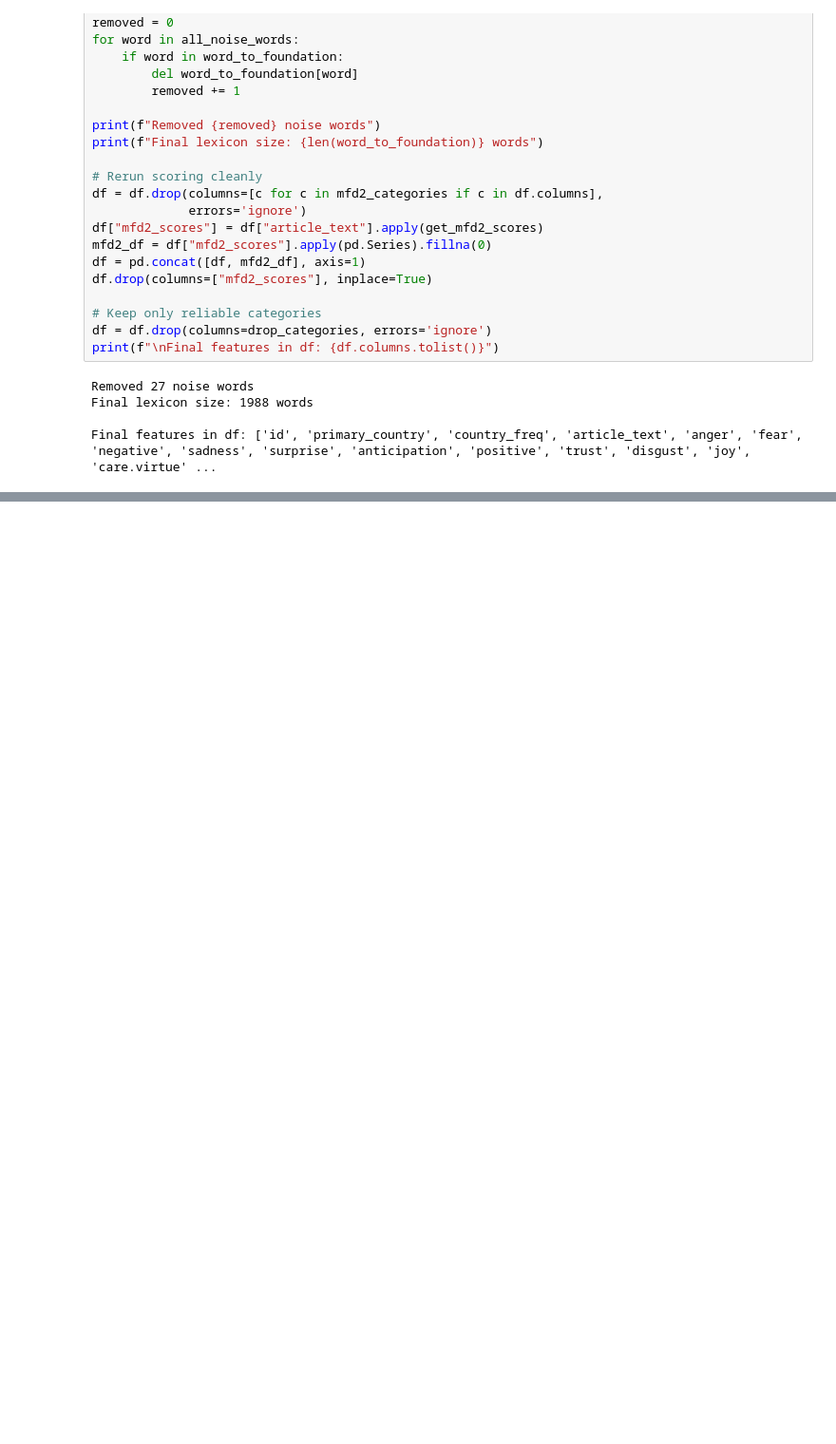
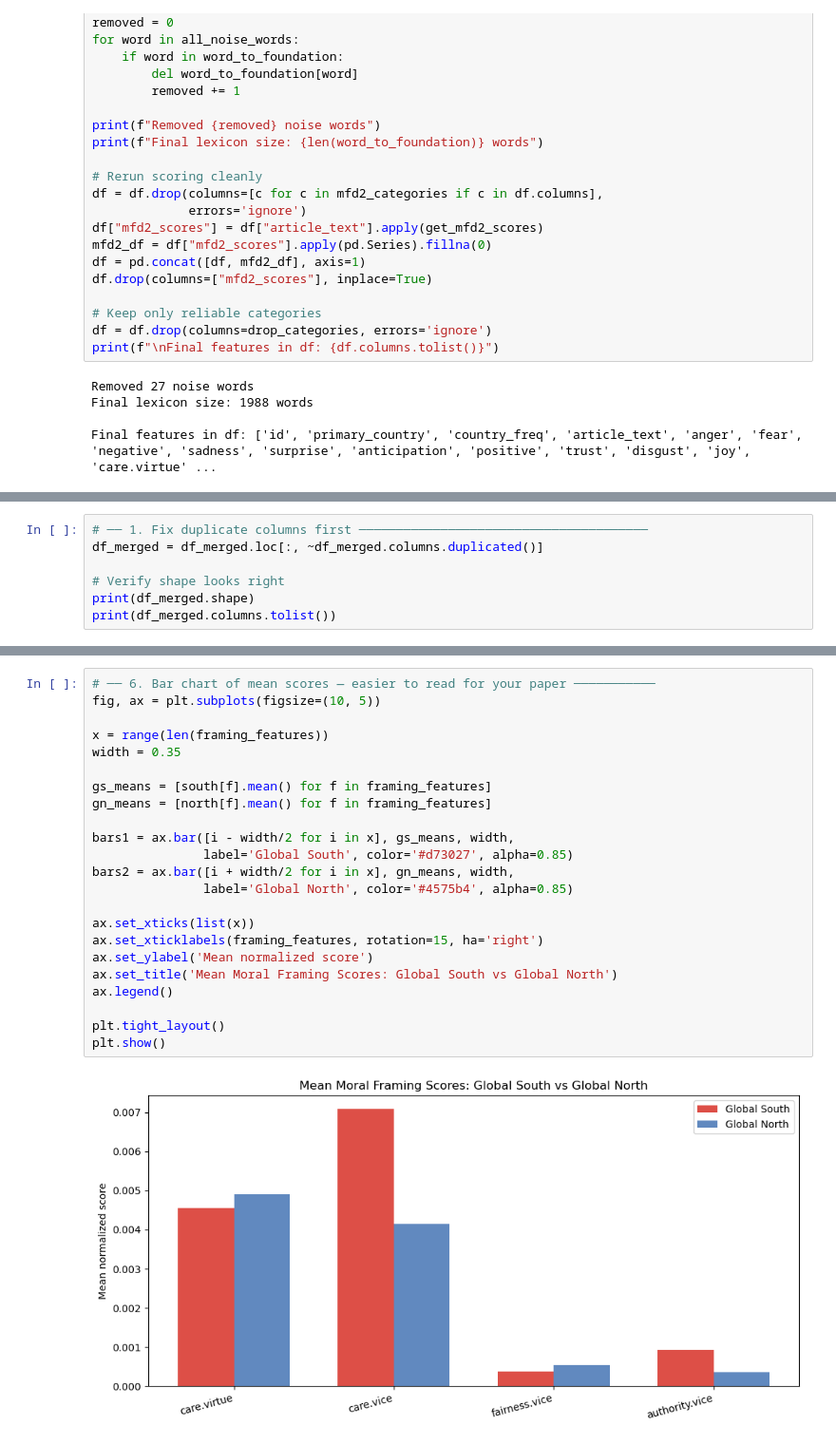
Before and after one commit to Norinasayande/Voices-in-the-news, a Jupyter notebook: NRC_lexicon_and _other.ipynb, the cells around one changed output, grey strips where cells are left out. Shown at 95% size. Saved outputs shown, nothing was run; the diff lists cells and outputs as text; blank space fills up the shorter version.

```diff
--- a/NRC_lexicon_and _other.ipynb
+++ b/NRC_lexicon_and _other.ipynb
@@ -523,0 +708,7 @@ df.head(10)
+# %%
+# ── 1. Fix duplicate columns first ───────────────────────────────────────
+df_merged = df_merged.loc[:, ~df_merged.columns.duplicated()]
+
+# Verify shape looks right
+print(df_merged.shape)
+print(df_merged.columns.tolist())
@@ -523,0 +807,25 @@ df.head(10)
+# %%
+# ── 6. Bar chart of mean scores — easier to read for your paper ───────────
+fig, ax = plt.subplots(figsize=(10, 5))
+
+x = range(len(framing_features))
+width = 0.35
+
+gs_means = [south[f].mean() for f in framing_features]
+gn_means = [north[f].mean() for f in framing_features]
+
+bars1 = ax.bar([i - width/2 for i in x], gs_means, width,
+               label='Global South', color='#d73027', alpha=0.85)
+bars2 = ax.bar([i + width/2 for i in x], gn_means, width,
+               label='Global North', color='#4575b4', alpha=0.85)
+
+ax.set_xticks(list(x))
+ax.set_xticklabels(framing_features, rotation=15, ha='right')
+ax.set_ylabel('Mean normalized score')
+ax.set_title('Mean Moral Framing Scores: Global South vs Global North')
+ax.legend()
+
+plt.tight_layout()
+plt.show()
+# %% [output]
+[figure, added]
```
Also changed, not shown: parts of 20 cells of this notebook.
